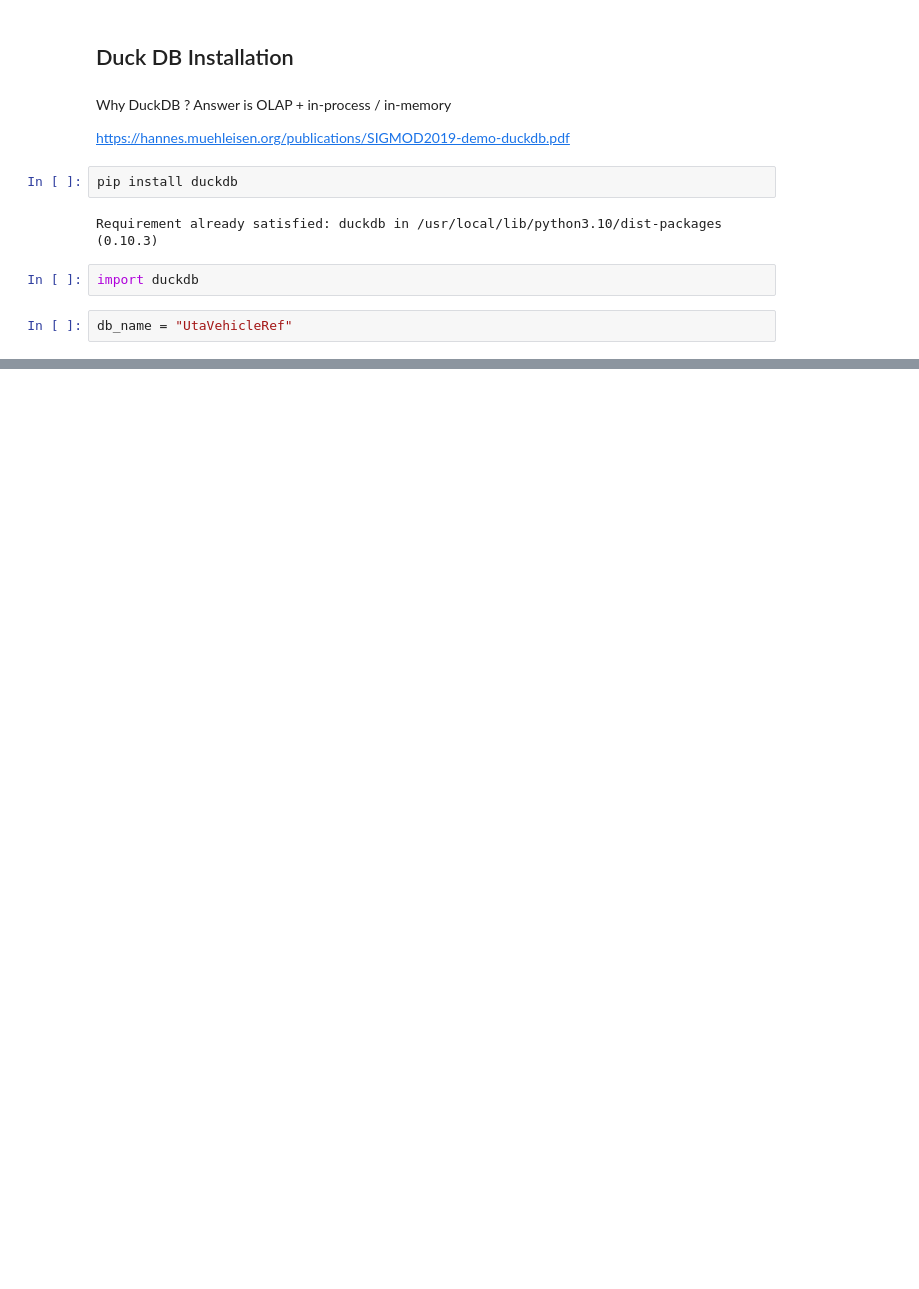
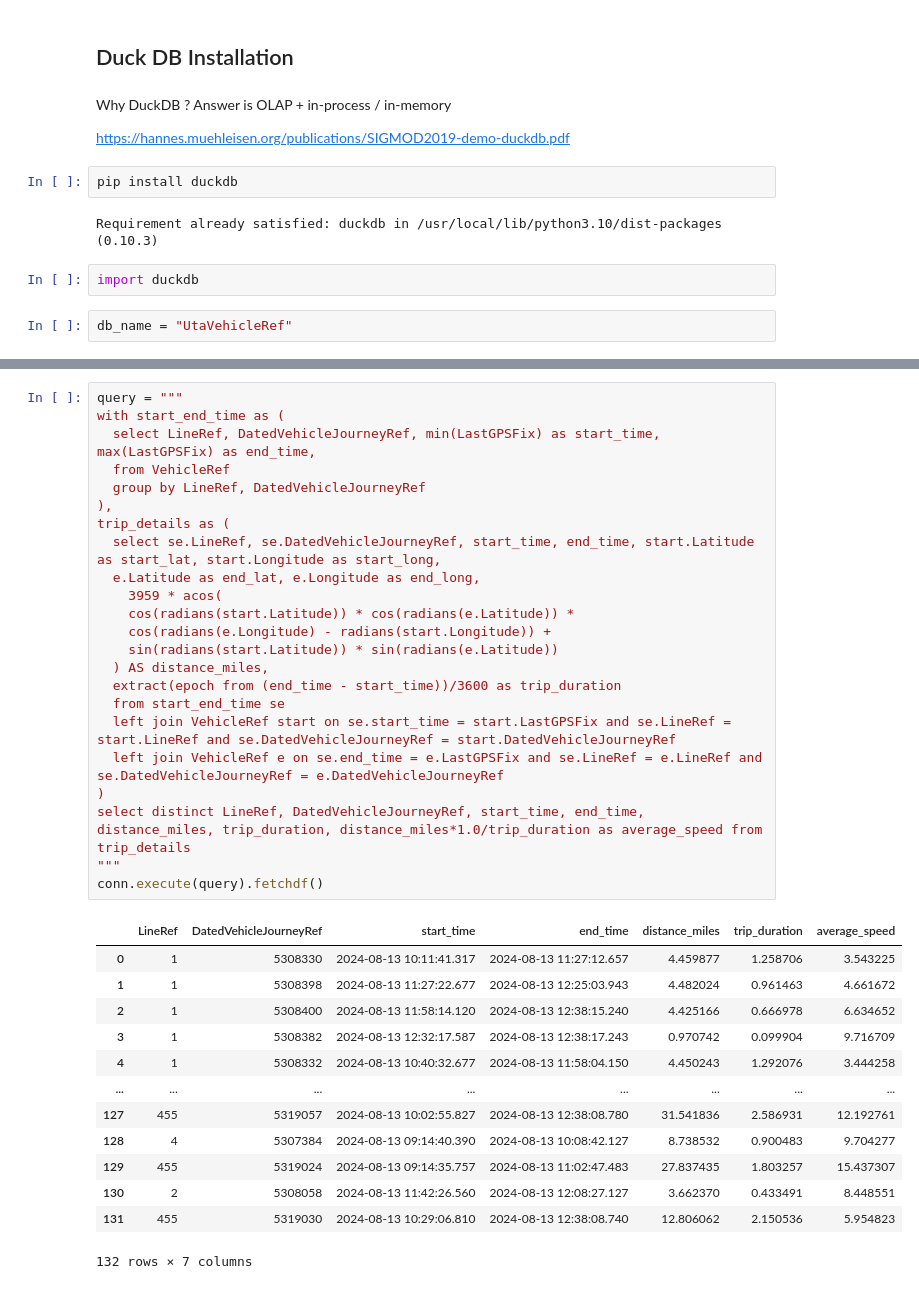
Before and after one commit to sachins301/UTA-Distributed-Computing, a Jupyter notebook: UTA_Spark_Processing.ipynb, the cells around one changed output, grey strips where cells are left out. Cells and saved outputs as stored; diff of their text form; blank space fills up the shorter version.

```diff
--- a/UTA_Spark_Processing.ipynb
+++ b/UTA_Spark_Processing.ipynb
@@ -496,0 +497,37 @@ Schema of 'VehicleRef' table:
+# %%
+query = """
+with start_end_time as (
+  select LineRef, DatedVehicleJourneyRef, min(LastGPSFix) as start_time, max(LastGPSFix) as end_time,
+  from VehicleRef
+  group by LineRef, DatedVehicleJourneyRef
+),
+trip_details as (
+  select se.LineRef, se.DatedVehicleJourneyRef, start_time, end_time, start.Latitude as start_lat, start.Longitude as start_long,
+  e.Latitude as end_lat, e.Longitude as end_long,
+    3959 * acos(
+    cos(radians(start.Latitude)) * cos(radians(e.Latitude)) *
+    cos(radians(e.Longitude) - radians(start.Longitude)) +
+    sin(radians(start.Latitude)) * sin(radians(e.Latitude))
+  ) AS distance_miles,
+  extract(epoch from (end_time - start_time))/3600 as trip_duration
+  from start_end_time se
+  left join VehicleRef start on se.start_time = start.LastGPSFix and se.LineRef = start.LineRef and se.DatedVehicleJourneyRef = start.DatedVehicleJourneyRef
+  left join VehicleRef e on se.end_time = e.LastGPSFix and se.LineRef = e.LineRef and se.DatedVehicleJourneyRef = e.DatedVehicleJourneyRef
+)
+select distinct LineRef, DatedVehicleJourneyRef, start_time, end_time, distance_miles, trip_duration, distance_miles*1.0/trip_duration as average_speed from trip_details
+"""
+conn.execute(query).fetchdf()
+# %% [output]
+|  | LineRef | DatedVehicleJourneyRef | start_time | end_time | distance_miles | trip_duration | average_speed |
+| 0 | 1 | 5308330 | 2024-08-13 10:11:41.317 | 2024-08-13 11:27:12.657 | 4.459877 | 1.258706 | 3.543225 |
+| 1 | 1 | 5308398 | 2024-08-13 11:27:22.677 | 2024-08-13 12:25:03.943 | 4.482024 | 0.961463 | 4.661672 |
+| 2 | 1 | 5308400 | 2024-08-13 11:58:14.120 | 2024-08-13 12:38:15.240 | 4.425166 | 0.666978 | 6.634652 |
+| 3 | 1 | 5308382 | 2024-08-13 12:32:17.587 | 2024-08-13 12:38:17.243 | 0.970742 | 0.099904 | 9.716709 |
+| 4 | 1 | 5308332 | 2024-08-13 10:40:32.677 | 2024-08-13 11:58:04.150 | 4.450243 | 1.292076 | 3.444258 |
+| ... | ... | ... | ... | ... | ... | ... | ... |
+| 127 | 455 | 5319057 | 2024-08-13 10:02:55.827 | 2024-08-13 12:38:08.780 | 31.541836 | 2.586931 | 12.192761 |
+| 128 | 4 | 5307384 | 2024-08-13 09:14:40.390 | 2024-08-13 10:08:42.127 | 8.738532 | 0.900483 | 9.704277 |
+| 129 | 455 | 5319024 | 2024-08-13 09:14:35.757 | 2024-08-13 11:02:47.483 | 27.837435 | 1.803257 | 15.437307 |
+| 130 | 2 | 5308058 | 2024-08-13 11:42:26.560 | 2024-08-13 12:08:27.127 | 3.662370 | 0.433491 | 8.448551 |
+| 131 | 455 | 5319030 | 2024-08-13 10:29:06.810 | 2024-08-13 12:38:08.740 | 12.806062 | 2.150536 | 5.954823 |
+132 rows × 7 columns
```
Also changed, not shown: parts of 3 cells of this notebook.
